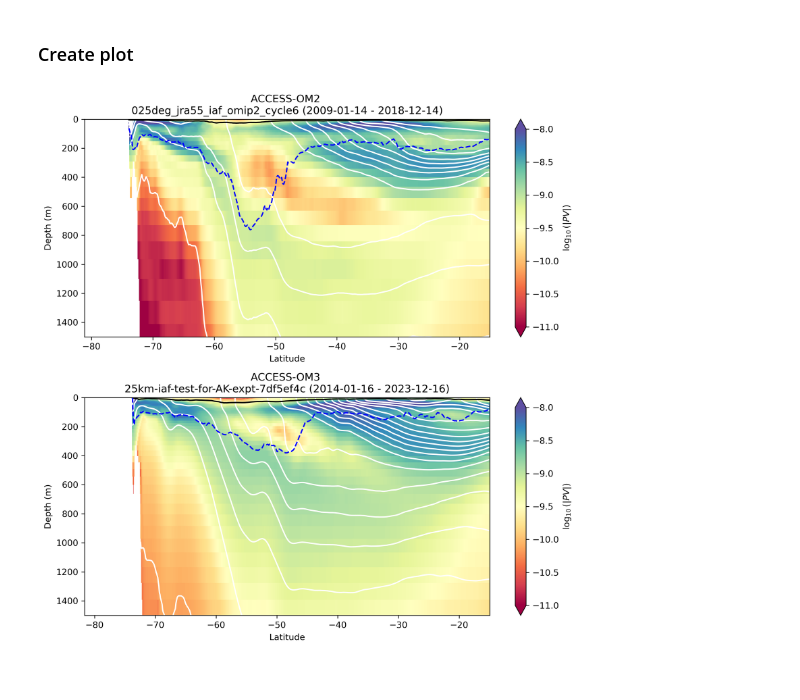
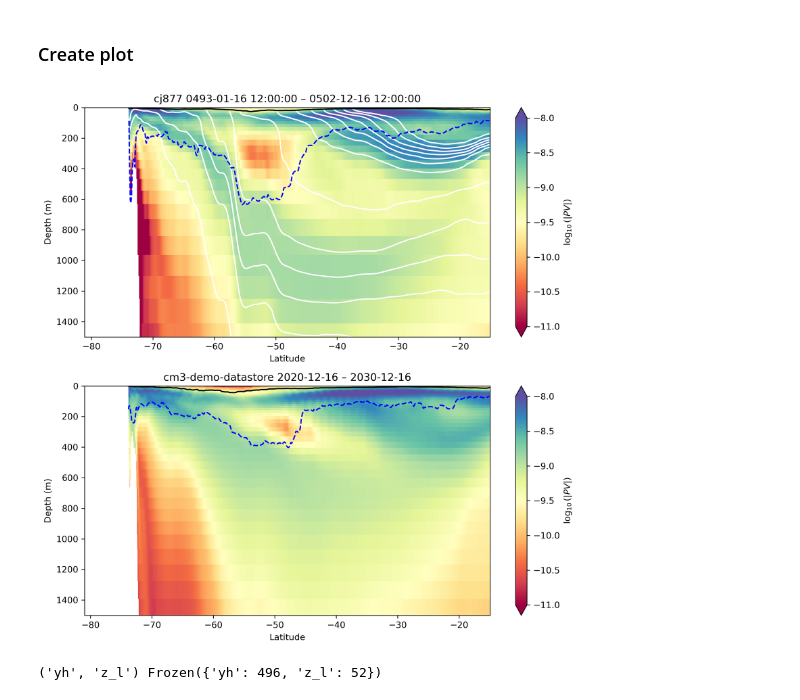
Before and after one commit to ACCESS-Community-Hub/access-om3-paper-1, a Jupyter notebook: notebooks/pPV.ipynb, the cells around one changed output. Cells and saved outputs as stored; diff of their text form; code cells hidden in the pictures.

```diff
--- a/notebooks/pPV.ipynb
+++ b/notebooks/pPV.ipynb
@@ -154,3 +498,15 @@ period_om2 = (
+# %%
+if model_name == "ACCESS-OM3":
+    experiment = "025deg_jra55_iaf_omip2_cycle6"
+elif model_name == "ACCESS-CM3":
+    experiment = "cj877"
+
+ref = load_comparison_data(
+    model_name=model_name,
+    region=region,
+    om2_experiment=experiment,
+    last_n_months=120,
+)
 # %% [markdown]
 ### Calculate the planetary potential vorticity
 
@@ -159,9 +515,11 @@ Constants below are as used in MOM5 by default
 g = 9.80
 rho0  = 1035.0
 omega  = 7.292e-5
-coriolis = 2.0 * omega * np.sin(np.deg2rad(ds_om2["geolat_t"]))
+#lat = ref["ds_ref"]["geolat_t"]
+lat = ref["ds_ref"]["yt_ocean"]
+coriolis = 2.0 * omega * np.sin(np.deg2rad(lat))
 
-dpotrho0dz_om2 = ds_om2["pot_rho_0"].differentiate(coord="st_ocean")
+dpotrho0dz_om2 = ref["ds_ref"]["pot_rho_0"].differentiate(coord="st_ocean")
 
 pPV_om2 = -coriolis * g / rho0 * dpotrho0dz_om2
 # %% [markdown]
@@ -171,15 +527,10 @@ pPV_om2 = -coriolis * g / rho0 * dpotrho0dz_om2
-# %%
-pPV_plot_om3 = pPV_om3.mean("time")
-potrho2_plot_om3 = ds_om3["rhopot2"].mean("time")
-mldmin_om3 = ds_om3["mlotst"].min("time")
-mldmax_om3 = ds_om3["mlotst"].max("time")
 # %% [markdown]
 ### Compute OM2 quantities
 # %%
 pPV_plot_om2 = pPV_om2.mean("time")
-potrho0_plot_om2 = ds_om2["pot_rho_0"].mean("time")
-mldmin_om2 = ds_om2["mld"].min("time")
-mldmax_om2 = ds_om2["mld"].max("time")
+potrho0_plot_om2 = ref["ds_ref"]["pot_rho_0"].mean("time")
+mldmin_om2 = ref["ds_ref"]["mld"].min("time")
+mldmax_om2 = ref["ds_ref"]["mld"].max("time")
 # %% [markdown]
 ### Create plot
 # %%
@@ -202,35 +553,41 @@ potrho0_plot_om2.plot.contour(
 mldmin_om2.plot(ax=axs[0], color="k")
 mldmax_om2.plot(ax=axs[0], color="b", linestyle="--")
 
 axs[0].set_ylim(1500, 0)
 axs[0].set_xlabel("Latitude")
 axs[0].set_ylabel("Depth (m)")
-axs[0].set_title(f"ACCESS-OM2 \n{om2_experiment} ({period_om2[0]} - {period_om2[1]})")
+axs[0].set_title(f"{experiment} "
+                f"{ref['period_ref'][0]} – {ref['period_ref'][1]}")
 
 # ACCESS-OM3
 xr.ufuncs.log10(abs(pPV_plot_om3)).plot(
     ax=axs[1],
     x="yh",
     cmap="Spectral",
     vmin=-11,
     vmax=-8,
     cbar_kwargs={"label": "$\log_{10}(|PV|)$"},
 )
 potrho2_plot_om3.plot.contour(
     ax=axs[1],
     levels=np.arange(1024.75, 1030, 0.25)+8,
     colors="w"
 )
 mldmin_om3.plot(ax=axs[1], color="k")
 mldmax_om3.plot(ax=axs[1], color="b", linestyle="--")
 
 axs[1].set_ylim(1500, 0)
 axs[1].set_xlabel("Latitude")
 axs[1].set_ylabel("Depth (m)")
-axs[1].set_title(f"ACCESS-OM3 \n{om3_experiment} ({period_om3[0]} - {period_om3[1]})")
+axs[1].set_title(f"{exptname} "
+                f"{datestart.strftime('%Y-%m-%d')} – {datestop.strftime('%Y-%m-%d')}")
 
 plt.tight_layout()
 # %% [output]
-[figure, old version]
+[figure, new version]
+# %%
+print(pPV_plot_om3.dims, pPV_plot_om3.sizes)
+# %% [output]
+('yh', 'z_l') Frozen({'yh': 496, 'z_l': 52})
 # %%
 client.close()
```
Also changed, not shown: parts of 23 cells of this notebook.
